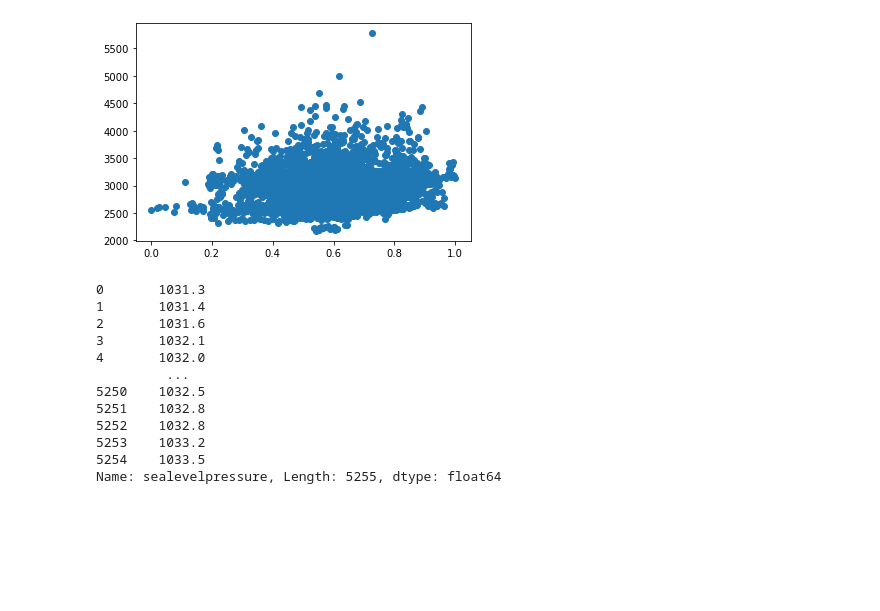
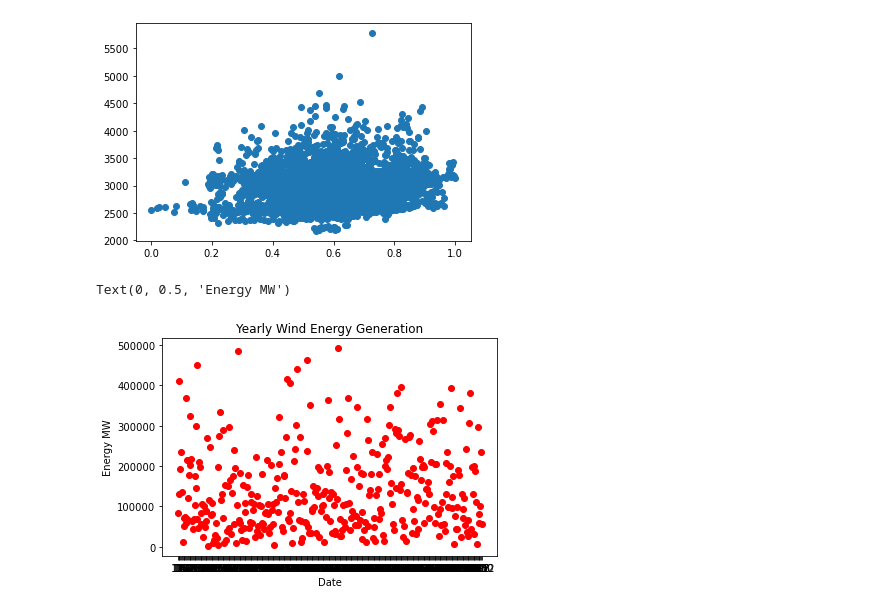
Before and after one commit to pieperpaula/MLProject, a Jupyter notebook: weather_exploration.ipynb, the cells around one changed output. Saved outputs shown, nothing was run; the diff lists cells and outputs as text; code cells hidden in the pictures; blank space fills up the shorter version.

```diff
--- a/weather_exploration.ipynb
+++ b/weather_exploration.ipynb
@@ -125,18 +157,20 @@ plt.scatter(scaled_sea_level, y_train_solar)
 # %% [output]
 <matplotlib.collections.PathCollection at 0x...>
 [figure]
-# %%
-X_train_solar["sealevelpressure"]
-# %% [output]
-0       1031.3
-1       1031.4
-2       1031.6
-3       1032.1
-4       1032.0
-         ...
-5250    1032.5
-5251    1032.8
-5252    1032.8
-5253    1033.2
-5254    1033.5
-Name: sealevelpressure, Length: 5255, dtype: float64
+# %%
+energy_copy = energy_data.copy()
+# %%
+energy_copy["day"] = energy_data["Datetime"].dt.day
+energy_copy["month"] = energy_data["Datetime"].dt.month
+# %%
+energy_grouped = energy_copy.groupby(["day","month"], as_index = False).sum()
+# %%
+energy_grouped["date"] = energy_grouped["day"].astype(str) + energy_grouped["month"].astype(str)
+# %%
+plt.scatter(energy_grouped["date"],energy_grouped["Wind_Gen_MW"], color = 'red')
+plt.title("Yearly Wind Energy Generation") #title
+plt.xlabel("Date") #x label
+plt.ylabel("Energy MW") #y label
+# %% [output]
+Text(0, 0.5, 'Energy MW')
+[figure, added]
```
Also changed, not shown: parts of 14 cells of this notebook, 4 other files.
